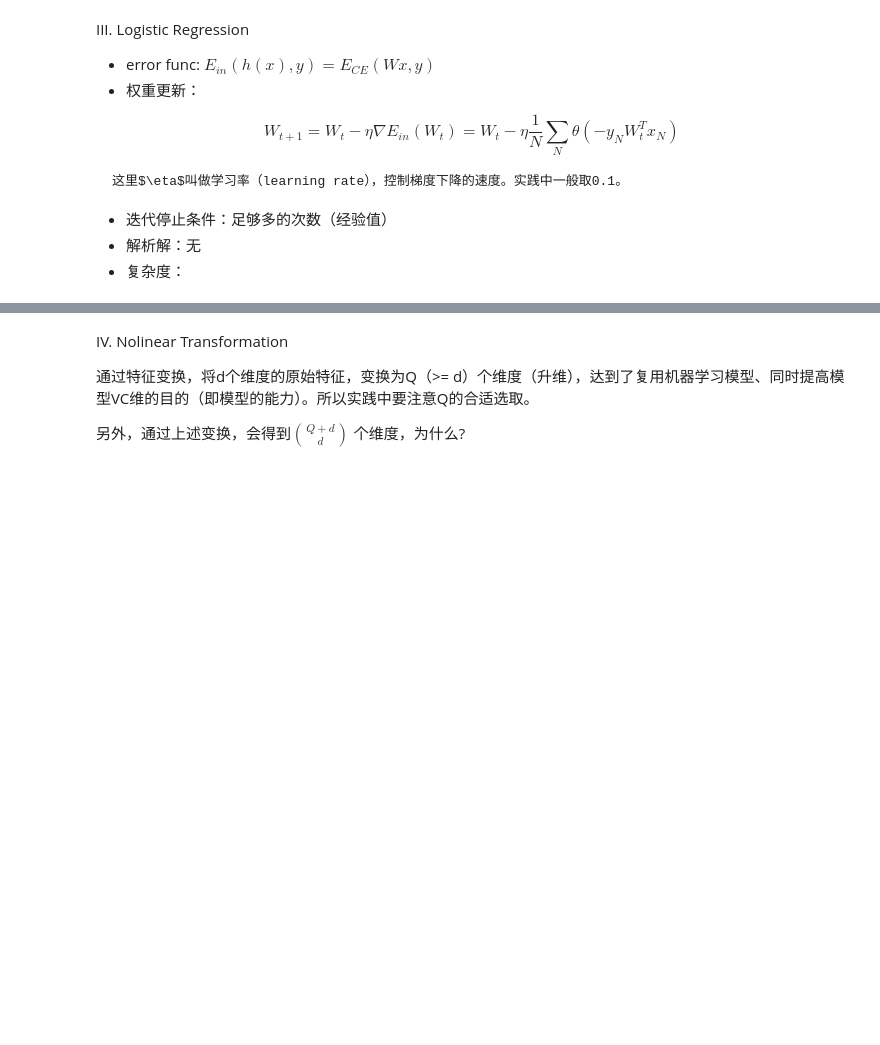
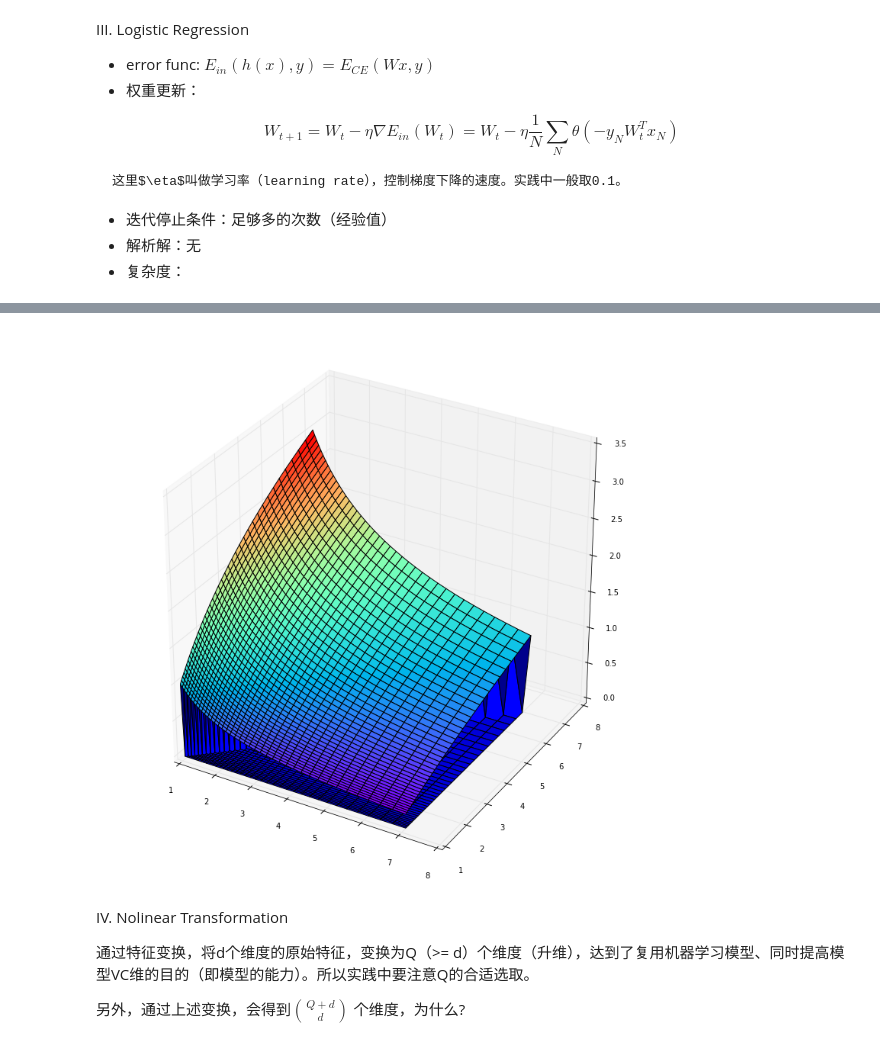
Before and after one commit to hack1nt0/MLT, a Jupyter notebook: ML-Foundation.ipynb, the cells around one changed output, grey strips where cells are left out. Cells and saved outputs as stored; diff of their text form; code cells hidden in the pictures; blank space fills up the shorter version.

```diff
--- a/ML-Foundation.ipynb
+++ b/ML-Foundation.ipynb
@@ -265,3 +271,23 @@ $$ W_{t+1} = W_t - \eta \nabla E_{in}(W_t)
+# %%
+from pylab import *
+from mpl_toolkits.mplot3d import Axes3D
+
+fig = figure(figsize=(10,10))
+ax = Axes3D(fig)
+X = np.arange(0.01, 2, 0.05)
+Y = np.arange(0.01, 2, 0.05)
+X, Y = np.meshgrid(X, Y)
+X, Y = np.exp(X), np.exp(Y)
+
+err_softmax = -np.log(X / (X + Y)) / np.log(2)
+err_max = np.array([[0 if X[i,j] > Y[i,j] else 1 for j in range(len(X[0]))] for i in range(len(X))])
+
+ax.plot_surface(X, Y, err_softmax, rstride=1, cstride=1, cmap='rainbow', label='softmax')
+ax.plot_surface(X, Y, err_max, rstride=1, cstride=1, label='OVO or OVA')
+
+show()
+# %% [output]
+[figure, added]
 # %% [markdown]
 IV. Nolinear Transformation
 
```
Also changed, not shown: parts of 4 cells of this notebook.
